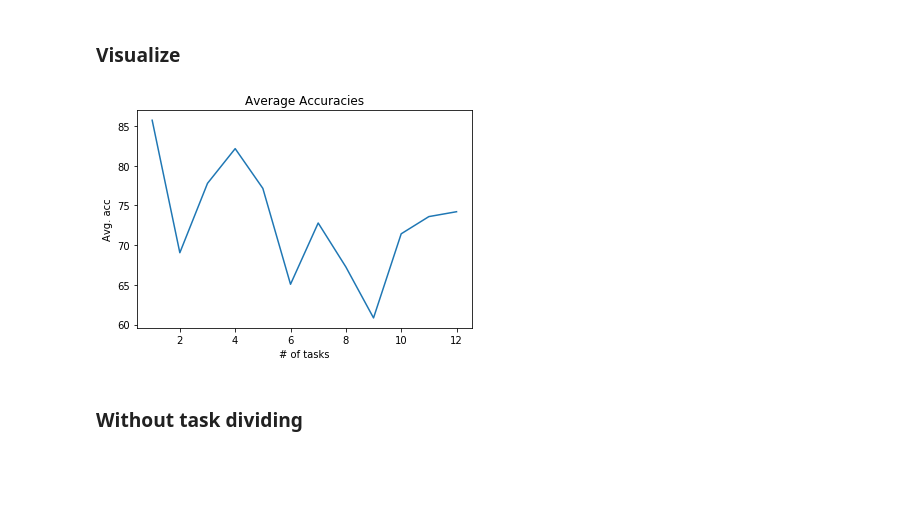
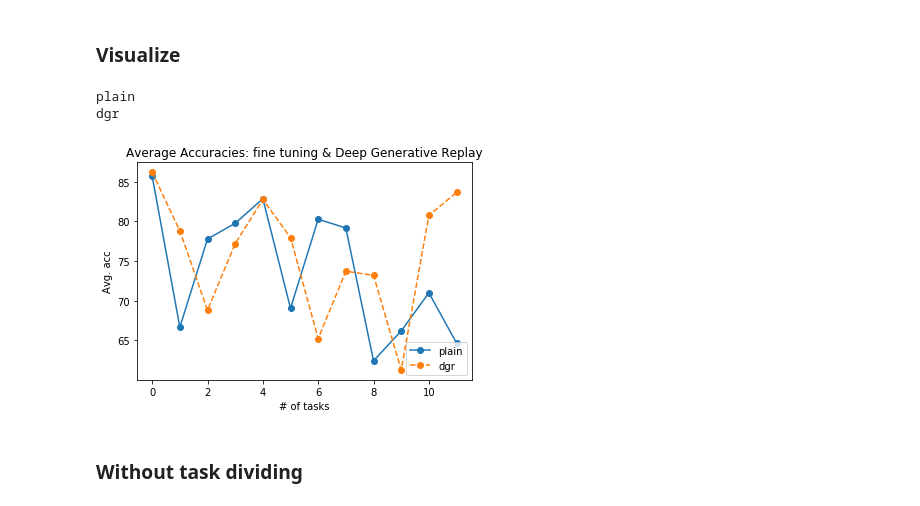
Before and after one commit to hursung1/grad_project, a Jupyter notebook: RADAR_DGR.ipynb, the cells around one changed output. Drawn from its saved outputs; the diff is of its cells as text; code cells hidden in the pictures; blank space fills up the shorter version.

```diff
--- a/RADAR_DGR.ipynb
+++ b/RADAR_DGR.ipynb
@@ -358,17 +359,26 @@ for epoch in range(epochs):
 [Epoch 1/200] [D loss: 9.916254] [G loss: -0.999929]
 # %% [markdown]
 ### Visualize
-# %%
-plt.xlabel("# of tasks")
-plt.ylabel("Avg. acc")
-plt.title("Average Accuracies")
-
-x, y = list(avg_acc.keys()), list(avg_acc.values())
-plt.plot(x, y)
-
-plt.show()
-# %% [output]
-[figure, removed]
+# %%
+acc_dict={'plain':{0: 85.7143, 1: 66.6667, 2: 77.7778, 3: 79.7619, 4: 82.8571, 5: 69.0476, 6: 80.2721, 7: 79.1667, 8: 62.4339, 9: 66.1905, 10: 70.9957, 11: 64.6825}, 'dgr':{0: 86.1905, 1: 78.8095, 2: 68.8095, 3: 77.1905, 4: 82.7619, 5: 77.9524, 6: 65.2313, 7: 73.7212, 8: 73.1973, 9: 61.2857, 10: 80.7482, 11: 83.6385}}
+plt.xlabel("# of tasks")
+plt.ylabel("Avg. acc")
+plt.title("Average Accuracies: fine tuning & Deep Generative Replay")
+linestyle_cycler = cycle(['-','--',':','-.'])
+for coef, acc in acc_dict.items():
+    print(coef)
+    x, y = list(acc.keys()), list(acc.values())
+    plt.plot(x, y, next(linestyle_cycler), label=str(coef), marker='o')
+
+# x, y = list(ewc_acc.keys()), list(ewc_acc.values())
+# plt.plot(x, y, label=str(coef))
+plt.legend(loc=4)
+plt.savefig('radar_dgr+plain.png', dpi=400)
+plt.show()
+# %% [output]
+plain
+dgr
+[figure, added]
 # %% [markdown]
 ### Without task dividing
 # %%
```
Also changed, not shown: parts of 1 cell of this notebook, 5 other files.
